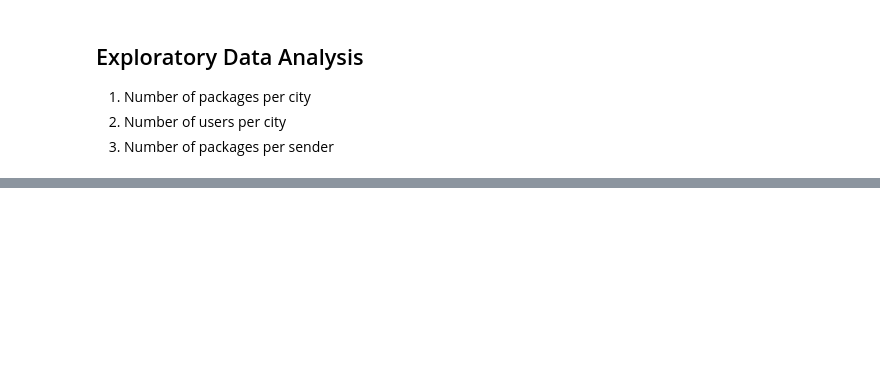
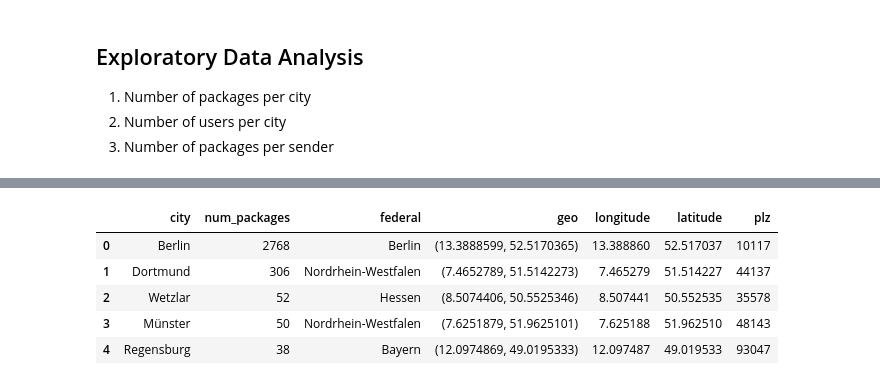
Before and after one commit to tramyynt/Techlabs, a Jupyter notebook: Pickshare.ipynb, the cells around one changed output, grey strips where cells are left out. Saved outputs shown, nothing was run; the diff lists cells and outputs as text; code cells hidden in the pictures; blank space fills up the shorter version.

```diff
--- a/Pickshare.ipynb
+++ b/Pickshare.ipynb
@@ -193,0 +250,8 @@ packages_per_city
+# %%
+#get longitude and latitude. refer: https://medium.com/analytics-vidhya/how-to-generate-lat-and-long-coordinates-of-city-without-using-apis-25ebabcaf1d5
+from  geopy.geocoders import Nominatim
+geolocator = Nominatim()
+def get_geocode(city):
+  country ="Germany"
+  loc = geolocator.geocode(city+','+ country)
+  return loc.longitude, loc.latitude
@@ -193,0 +262,22 @@ packages_per_city
+# %%
+# get zipcodes
+def get_zipcode(df, geolocator, lat_field, lon_field):
+    location = geolocator.reverse((df[lat_field], df[lon_field]))
+    return location.raw['address']['postcode']
+
+
+geolocator = geopy.Nominatim(user_agent='my-application')
+
+df = pd.DataFrame({
+    'Lat': [29.39291, 29.39923, 29.40147, 29.38752, 29.39291, 29.39537, 29.39343, 29.39291, 29.39556],
+    'Lon': [-98.50925, -98.51256, -98.51123, -98.52372, -98.50925, -98.50402, -98.49707, -98.50925, -98.53148]
+})
+packages_per_city['plz'] = packages_per_city.apply(get_zipcode, axis=1, geolocator=geolocator, lat_field='latitude', lon_field='longitude')
+packages_per_city.head(5)
+# %% [output]
+|  | city | num_packages | federal | geo | longitude | latitude | plz |
+| 0 | Berlin | 2768 | Berlin | (13.3888599, 52.5170365) | 13.388860 | 52.517037 | 10117 |
+| 1 | Dortmund | 306 | Nordrhein-Westfalen | (7.4652789, 51.5142273) | 7.465279 | 51.514227 | 44137 |
+| 2 | Wetzlar | 52 | Hessen | (8.5074406, 50.5525346) | 8.507441 | 50.552535 | 35578 |
+| 3 | Münster | 50 | Nordrhein-Westfalen | (7.6251879, 51.9625101) | 7.625188 | 51.962510 | 48143 |
+| 4 | Regensburg | 38 | Bayern | (12.0974869, 49.0195333) | 12.097487 | 49.019533 | 93047 |
```
Also changed, not shown: parts of 11 cells of this notebook.
